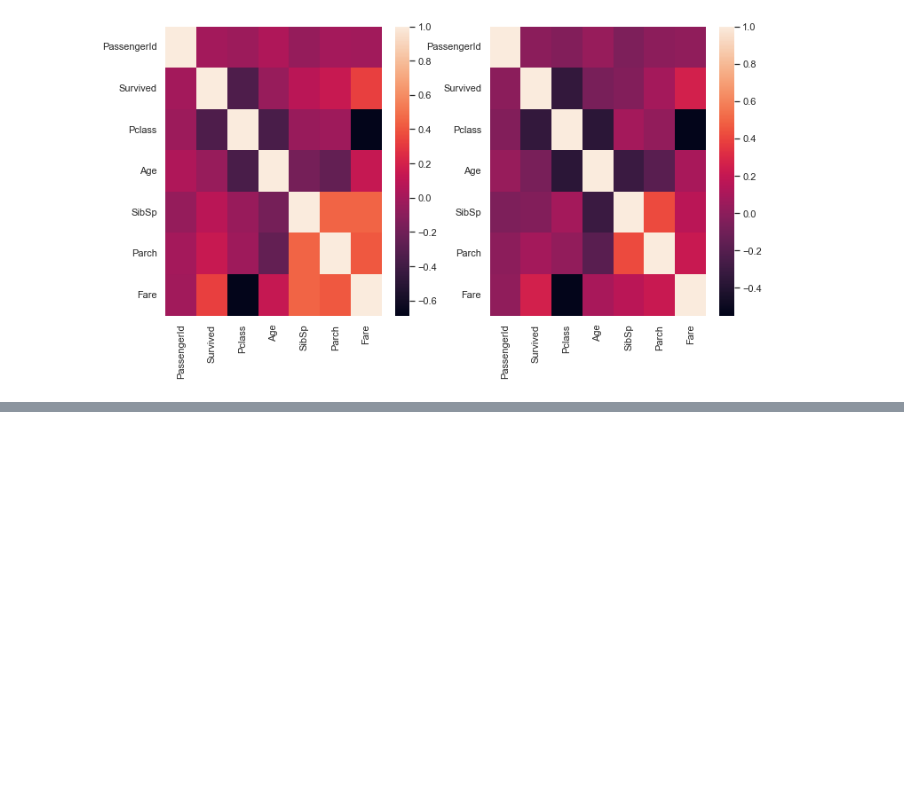
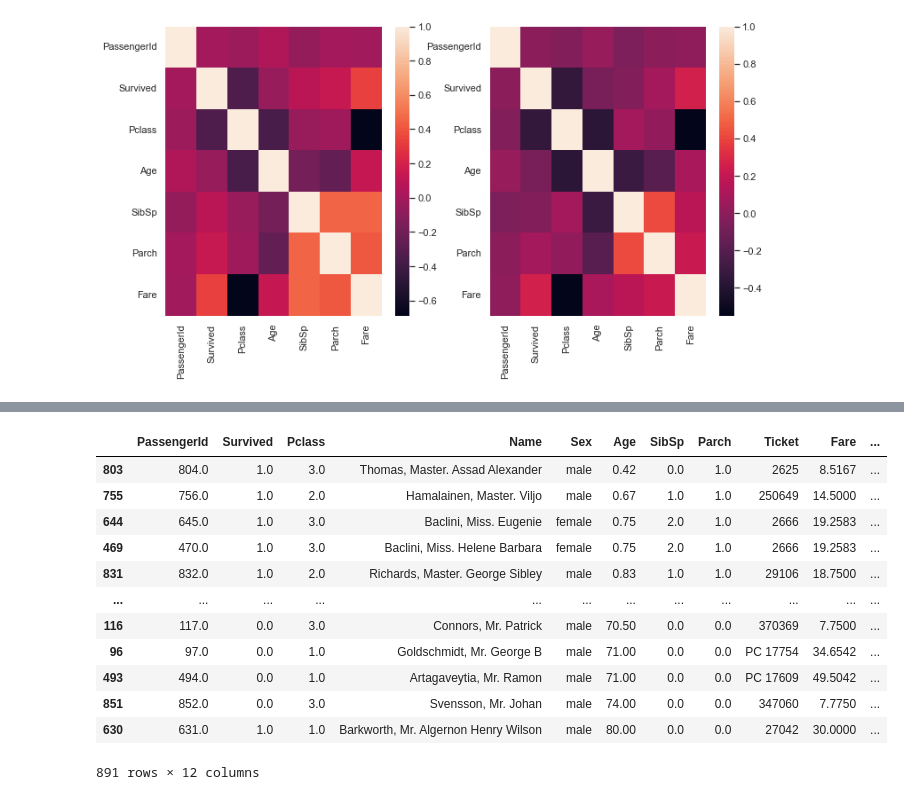
Before and after one commit to Porpoising/home_tasks, a Jupyter notebook: Pets/titanic/EDA.ipynb, the cells around one changed output, grey strips where cells are left out. Cells and saved outputs as stored; diff of their text form; code cells hidden in the pictures; blank space fills up the shorter version.

```diff
--- a/Pets/titanic/EDA.ipynb
+++ b/Pets/titanic/EDA.ipynb
@@ -293,0 +325,16 @@ titanic_train
+# %%
+median_filled.sort_values('Age')
+# %% [output]
+|  | PassengerId | Survived | Pclass | Name | Sex | Age | SibSp | Parch | Ticket | Fare | ... |
+| 803 | 804.0 | 1.0 | 3.0 | Thomas, Master. Assad Alexander | male | 0.42 | 0.0 | 1.0 | 2625 | 8.5167 | ... |
+| 755 | 756.0 | 1.0 | 2.0 | Hamalainen, Master. Viljo | male | 0.67 | 1.0 | 1.0 | 250649 | 14.5000 | ... |
+| 644 | 645.0 | 1.0 | 3.0 | Baclini, Miss. Eugenie | female | 0.75 | 2.0 | 1.0 | 2666 | 19.2583 | ... |
+| 469 | 470.0 | 1.0 | 3.0 | Baclini, Miss. Helene Barbara | female | 0.75 | 2.0 | 1.0 | 2666 | 19.2583 | ... |
+| 831 | 832.0 | 1.0 | 2.0 | Richards, Master. George Sibley | male | 0.83 | 1.0 | 1.0 | 29106 | 18.7500 | ... |
+| ... | ... | ... | ... | ... | ... | ... | ... | ... | ... | ... | ... |
+| 116 | 117.0 | 0.0 | 3.0 | Connors, Mr. Patrick | male | 70.50 | 0.0 | 0.0 | 370369 | 7.7500 | ... |
+| 96 | 97.0 | 0.0 | 1.0 | Goldschmidt, Mr. George B | male | 71.00 | 0.0 | 0.0 | PC 17754 | 34.6542 | ... |
+| 493 | 494.0 | 0.0 | 1.0 | Artagaveytia, Mr. Ramon | male | 71.00 | 0.0 | 0.0 | PC 17609 | 49.5042 | ... |
+| 851 | 852.0 | 0.0 | 3.0 | Svensson, Mr. Johan | male | 74.00 | 0.0 | 0.0 | 347060 | 7.7750 | ... |
+| 630 | 631.0 | 1.0 | 1.0 | Barkworth, Mr. Algernon Henry Wilson | male | 80.00 | 0.0 | 0.0 | 27042 | 30.0000 | ... |
+891 rows × 12 columns
```
Also changed, not shown: parts of 17 cells of this notebook.
